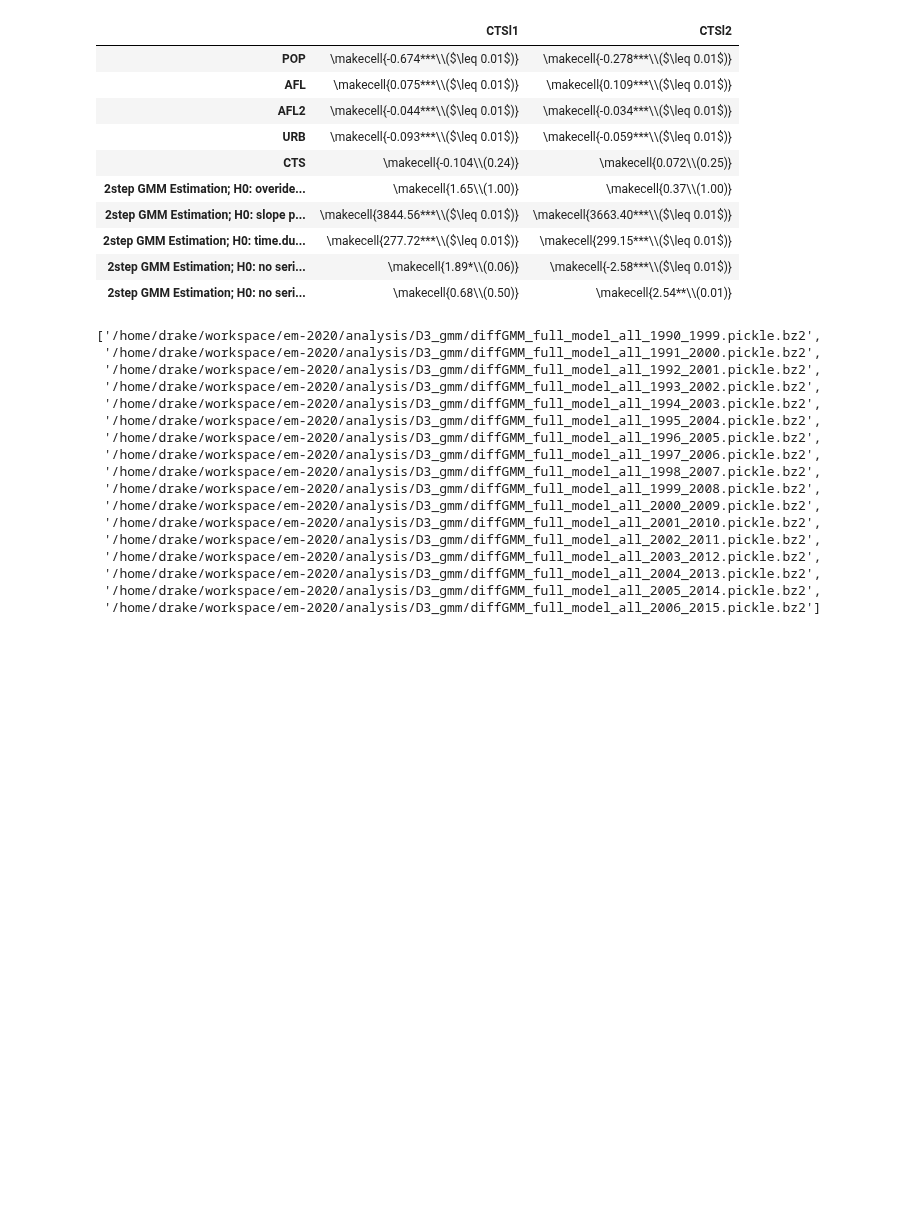
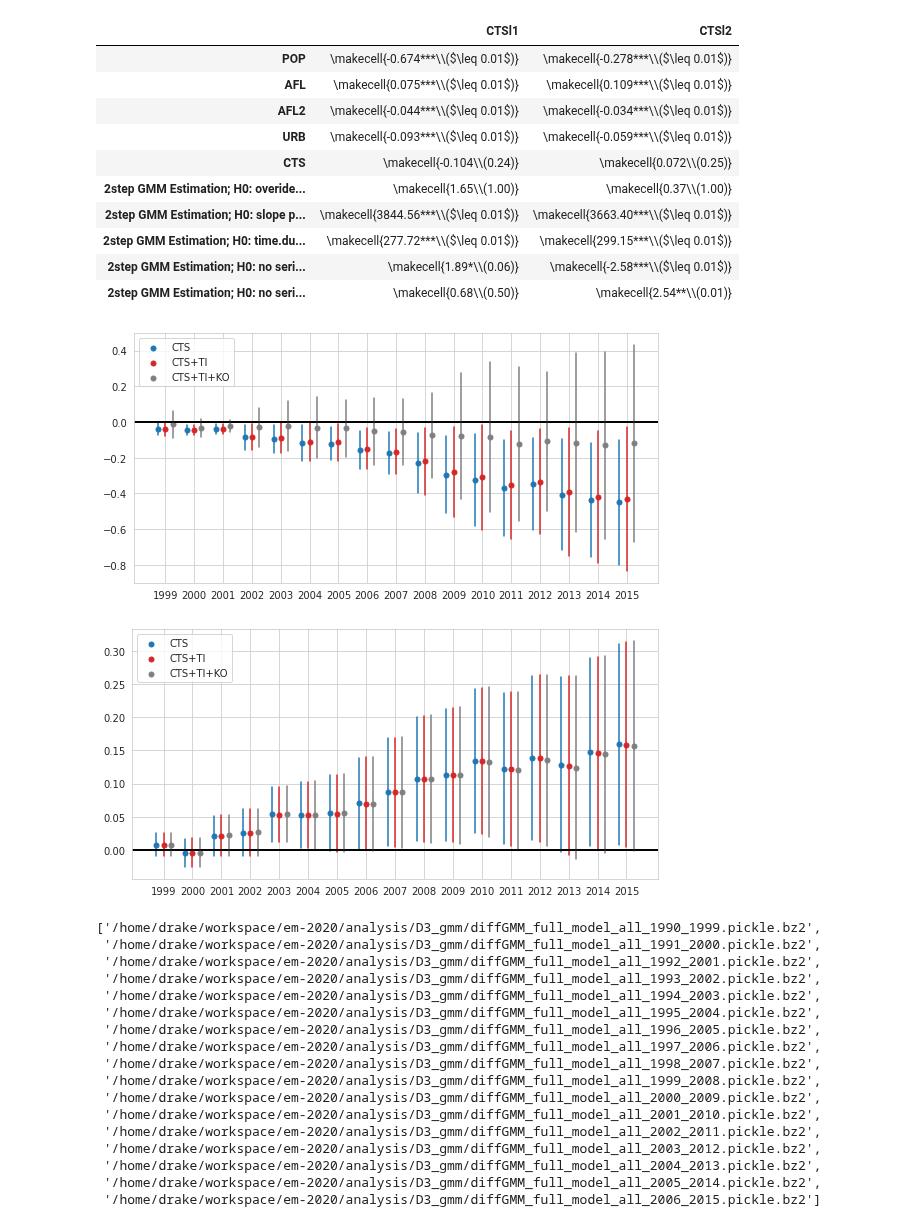
Before and after one commit to drakesiard/em-2020, a Jupyter notebook: analysis/D3_gmm_result_collection.ipynb, the cells around one changed output. Drawn from its saved outputs; the diff is of its cells as text; code cells hidden in the pictures; blank space fills up the shorter version.

Commit message:
Add time dummy coefficient plots

```diff
--- a/analysis/D3_gmm_result_collection.ipynb
+++ b/analysis/D3_gmm_result_collection.ipynb
@@ -346,6 +346,31 @@ pd.concat([coef_table_lags, test_table_lags], axis='rows')
 | 2step GMM Estimation; H0: time.du... | \makecell{277.72***\\($\leq 0.01$)} | \makecell{299.15***\\($\leq 0.01$)} |
 | 2step GMM Estimation; H0: no seri... | \makecell{1.89*\\(0.06)} | \makecell{-2.58***\\($\leq 0.01$)} |
 | 2step GMM Estimation; H0: no seri... | \makecell{0.68\\(0.50)} | \makecell{2.54**\\(0.01)} |
+# %%
+def plot_time(time_coefs, name, shift, **kwargs):
+    plt.scatter(time_coefs.index + shift, time_coefs['estimate'],
+                marker='.', s=100, label=name, **kwargs)
+    for idx,(x,err,_) in time_coefs.iterrows():
+        plt.plot((idx+shift, idx+shift), (x-2*err, x+2*err), **kwargs)
+    plt.legend(loc='upper left')
+    plt.axhline(0., color='black')
+    plt.xticks(np.arange(min(time_coefs.index), max(time_coefs.index)+1, 1.0))
+    plt.tight_layout()
+
+plt.figure(figsize=(8,4))
+plot_time(extract_time_coefs(cts_subset), 'CTS', shift=-.25, color=sns.color_palette()[0])
+plot_time(extract_time_coefs(cts_ti_subset), 'CTS+TI', shift=0, color=sns.color_palette()[3])
+plot_time(extract_time_coefs(cts_ti_kaopen_subset), 'CTS+TI+KO', shift=+.25, color=sns.color_palette()[7])
+save_fig('time_dummy_cts_subset.pdf')
+
+plt.figure(figsize=(8,4))
+plot_time(extract_time_coefs(cts_all), 'CTS', shift=-.25, color=sns.color_palette()[0])
+plot_time(extract_time_coefs(cts_ti_all), 'CTS+TI', shift=0, color=sns.color_palette()[3])
+plot_time(extract_time_coefs(cts_ti_kaopen_all), 'CTS+TI+KO', shift=+.25, color=sns.color_palette()[7])
+save_fig('time_dummy_cts_all.pdf')
+# %% [output]
+[figure, added]
+[figure, added]
 # %%
 year_files = sorted(glob.glob('/home/drake/workspace/em-2020/analysis/D3_gmm/diffGMM_full_model_all_????_????.pickle.bz2'))
 year_files
```
Also changed, not shown: 2 other files.
